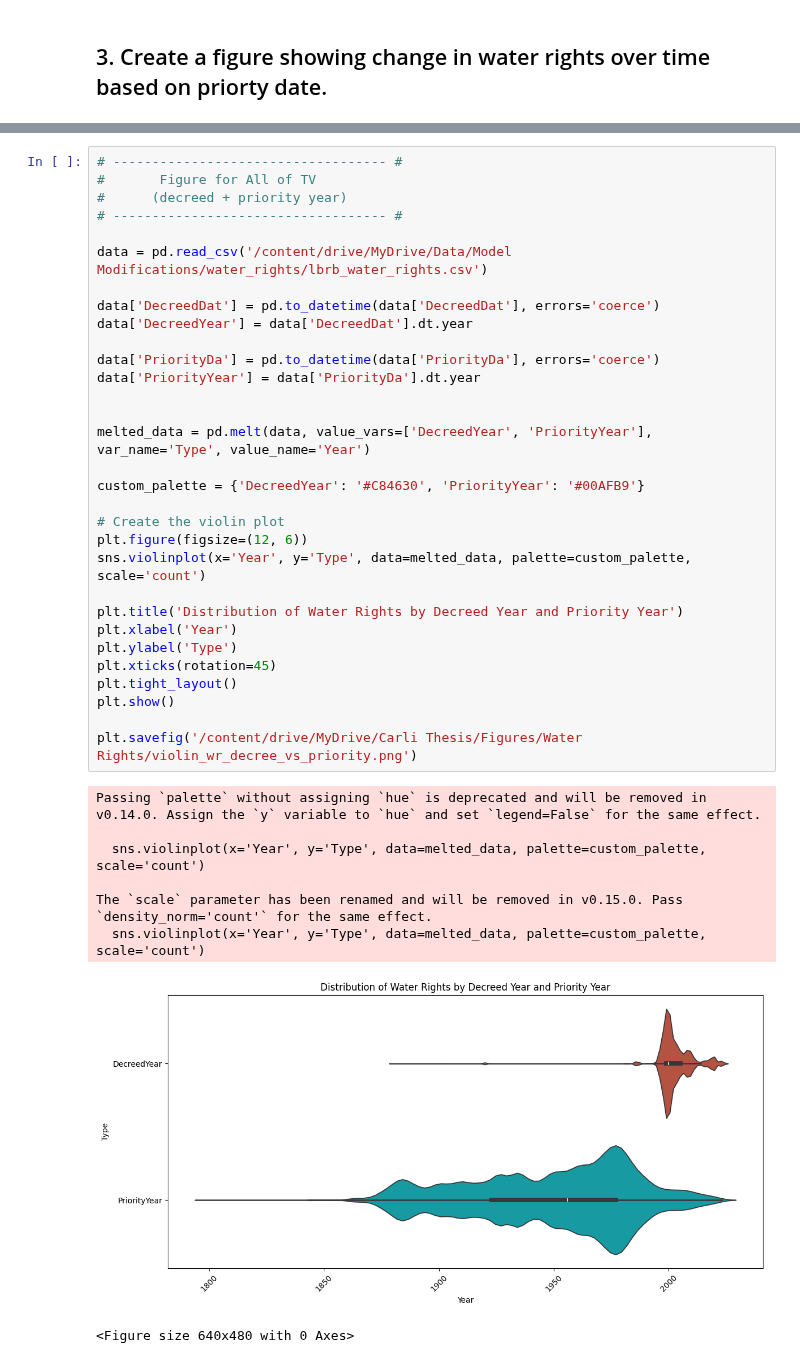
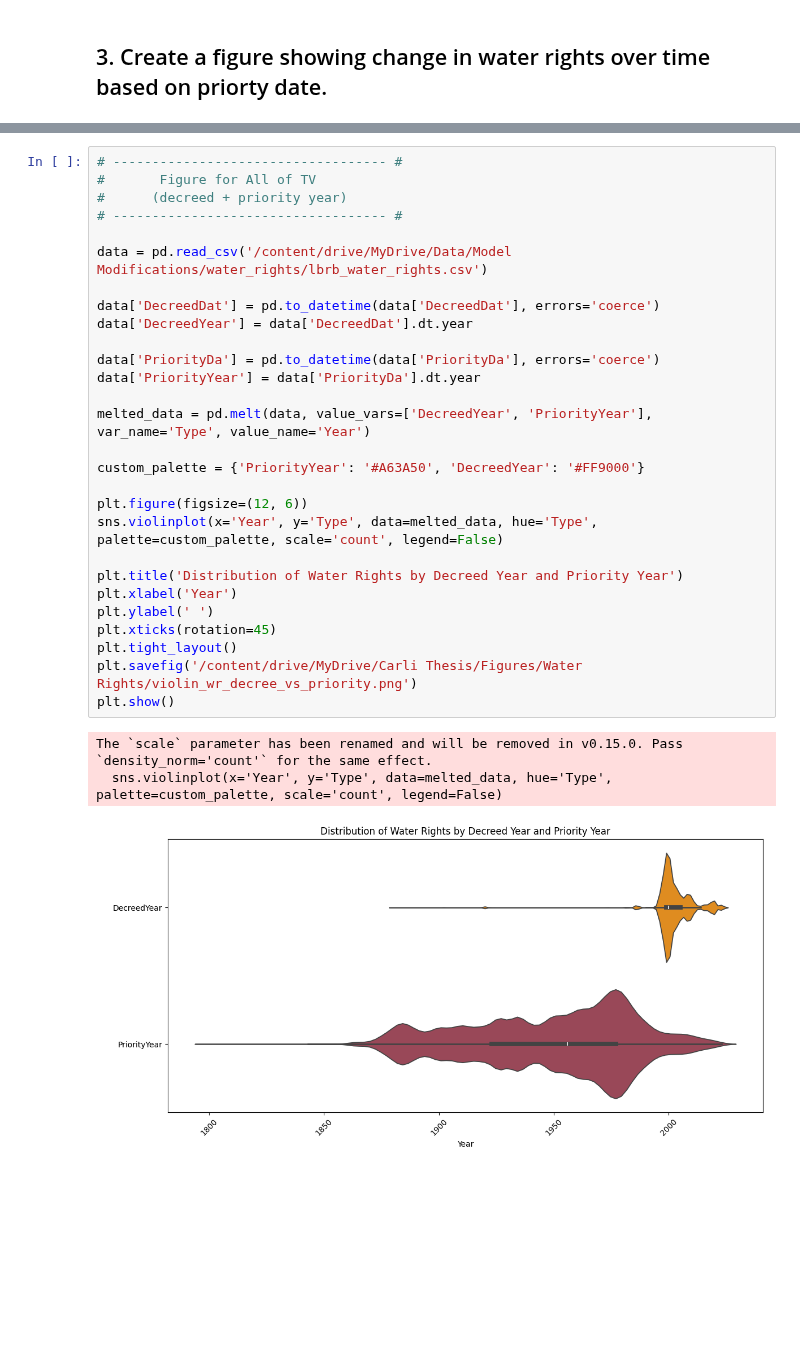
Before and after one commit to carlibeisel/Drains_Lower_Boise_River, a Jupyter notebook: *water_rights.ipynb, the cells around one changed output, grey strips where cells are left out. Cells and saved outputs as stored; diff of their text form; blank space fills up the shorter version.

```diff
--- a/*water_rights.ipynb
+++ b/*water_rights.ipynb
@@ -581,43 +562,35 @@ plt.savefig('/content/drive/MyDrive/Carli Thesis/Figures/Water Rights/total_wr_b
 # %%
 # ----------------------------------- #
 #       Figure for All of TV
 #      (decreed + priority year)
 # ----------------------------------- #
 
 data = pd.read_csv('/content/drive/MyDrive/Data/Model Modifications/water_rights/lbrb_water_rights.csv')
 
 data['DecreedDat'] = pd.to_datetime(data['DecreedDat'], errors='coerce')
 data['DecreedYear'] = data['DecreedDat'].dt.year
 
 data['PriorityDa'] = pd.to_datetime(data['PriorityDa'], errors='coerce')
 data['PriorityYear'] = data['PriorityDa'].dt.year
 
-
 melted_data = pd.melt(data, value_vars=['DecreedYear', 'PriorityYear'], var_name='Type', value_name='Year')
 
-custom_palette = {'DecreedYear': '#C84630', 'PriorityYear': '#00AFB9'}
+custom_palette = {'PriorityYear': '#A63A50', 'DecreedYear': '#FF9000'}
 
-# Create the violin plot
 plt.figure(figsize=(12, 6))
-sns.violinplot(x='Year', y='Type', data=melted_data, palette=custom_palette, scale='count')
+sns.violinplot(x='Year', y='Type', data=melted_data, hue='Type', palette=custom_palette, scale='count', legend=False)
 
 plt.title('Distribution of Water Rights by Decreed Year and Priority Year')
 plt.xlabel('Year')
-plt.ylabel('Type')
+plt.ylabel(' ')
 plt.xticks(rotation=45)
 plt.tight_layout()
+plt.savefig('/content/drive/MyDrive/Carli Thesis/Figures/Water Rights/violin_wr_decree_vs_priority.png')
 plt.show()
-
-plt.savefig('/content/drive/MyDrive/Carli Thesis/Figures/Water Rights/violin_wr_decree_vs_priority.png')
 # %% [output]
-Passing `palette` without assigning `hue` is deprecated and will be removed in v0.14.0. Assign the `y` variable to `hue` and set `legend=False` for the same effect.
-
-  sns.violinplot(x='Year', y='Type', data=melted_data, palette=custom_palette, scale='count')
-
 The `scale` parameter has been renamed and will be removed in v0.15.0. Pass `density_norm='count'` for the same effect.
-  sns.violinplot(x='Year', y='Type', data=melted_data, palette=custom_palette, scale='count')
+  sns.violinplot(x='Year', y='Type', data=melted_data, hue='Type', palette=custom_palette, scale='count', legend=False)
-[figure, old version]
+[figure, new version]
-<Figure size 640x480 with 0 Axes>
 # %%
 # ----------------------------------- #
 #   Figure for All of TV (SW/GW)
```
Also changed, not shown: parts of 24 cells of this notebook.
